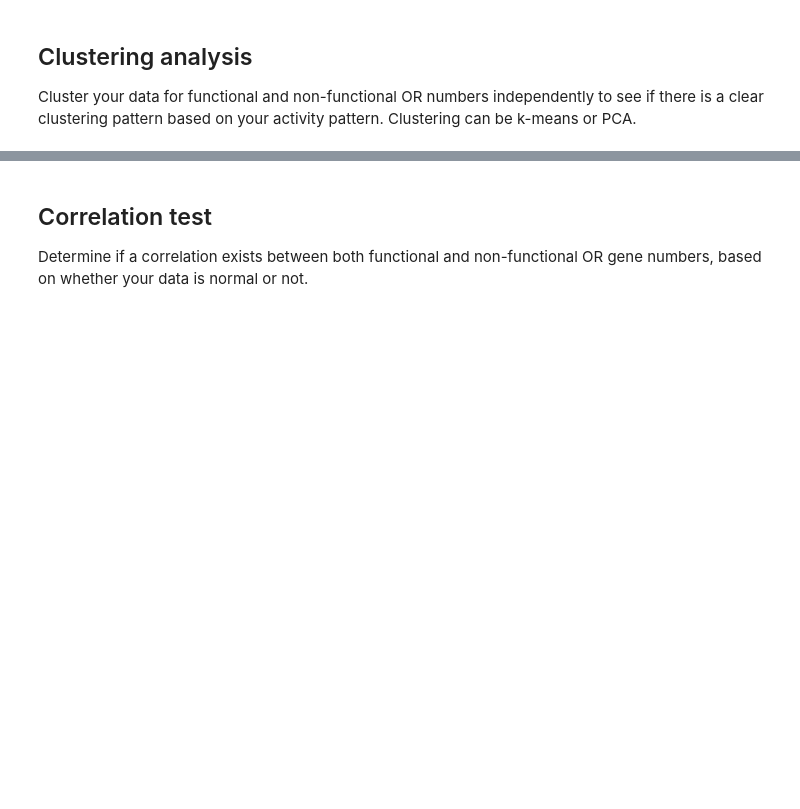
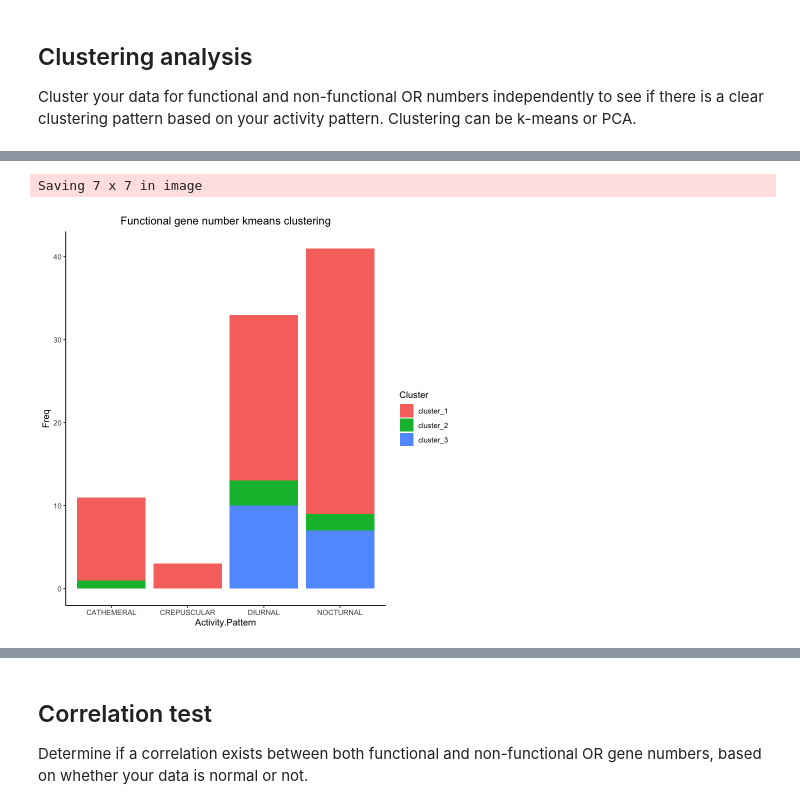
Before and after one commit to Takkoona/BIOL40540_final_assessment, a Jupyter notebook: 1_required_analysis.ipynb, the cells around one changed output, grey strips where cells are left out. Saved outputs shown, nothing was run; the diff lists cells and outputs as text; code cells hidden in the pictures; blank space fills up the shorter version.

```diff
--- a/1_required_analysis.ipynb
+++ b/1_required_analysis.ipynb
@@ -108,0 +96,41 @@ plot_kmeans_result <- function(or_genes, cluster_range, gene_type) {
+# %%
+set.seed(12345)
+
+run_kmeans <- function(or_genes, n_cluster, gene_type) {
+  cluster_res <- kmeans(or_genes[, gene_type], n_cluster)
+  res <- cbind(
+    or_genes,
+    paste0("cluster_", as.character(cluster_res$cluster))
+  )
+  colnames(res) <- c(colnames(or_genes), "Cluster")
+  return(res)
+}
+
+plot_kmeans_result <- function(clustered_or_genes) {
+  df <- table(clustered_or_genes[, c("Activity.Pattern", "Cluster")])
+  df <- as.data.frame(df)
+  heatmap_plot <- ggplot(df, aes(
+    Cluster,
+    Activity.Pattern,
+    fill = Freq
+  )) +
+    geom_tile() +
+    geom_text(aes(label = Freq)) +
+    scale_fill_gradient(low = "white", high = "red")
+  bar_plot <- ggplot(df, aes(Activity.Pattern, Freq, fill = Cluster)) +
+    geom_bar(stat = "identity") +
+    theme_classic() +
+    theme(plot.title = element_text(hjust = 0.5))
+  p <- bar_plot
+  return(p)
+}
+# %%
+functional_genes <- run_kmeans(or_genes, 3, "Functional")
+p <- plot_kmeans_result(functional_genes) +
+  ggtitle("Functional gene number kmeans clustering")
+
+ggsave("plots/func_gene_kmeans.png")
+p
+# %% [output]
+Saving 7 x 7 in image
+[figure, added]
```
Also changed, not shown: parts of 15 cells of this notebook, 3 other files.
